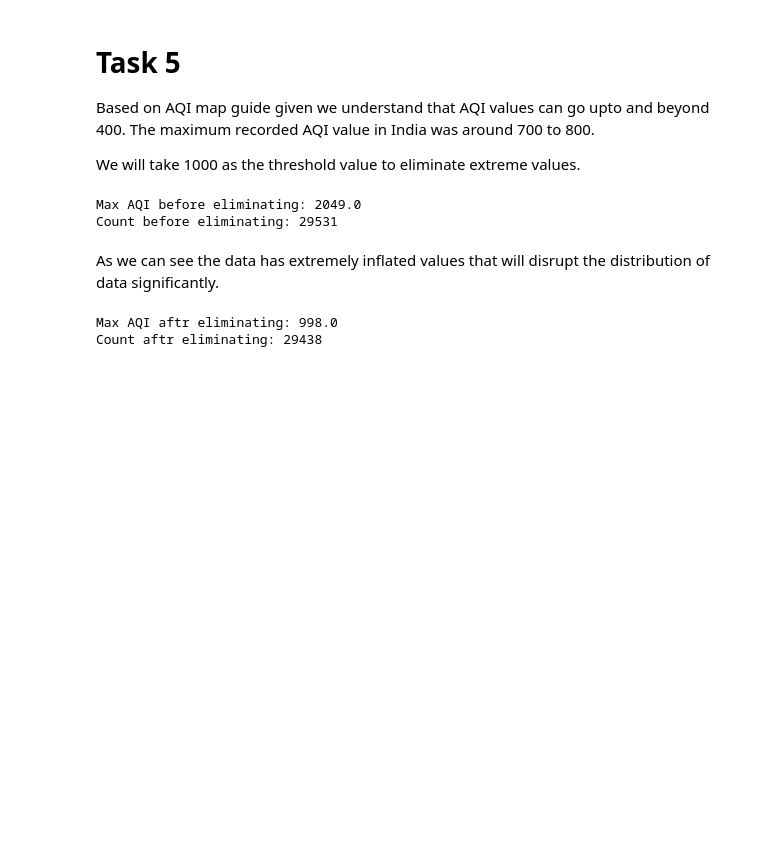
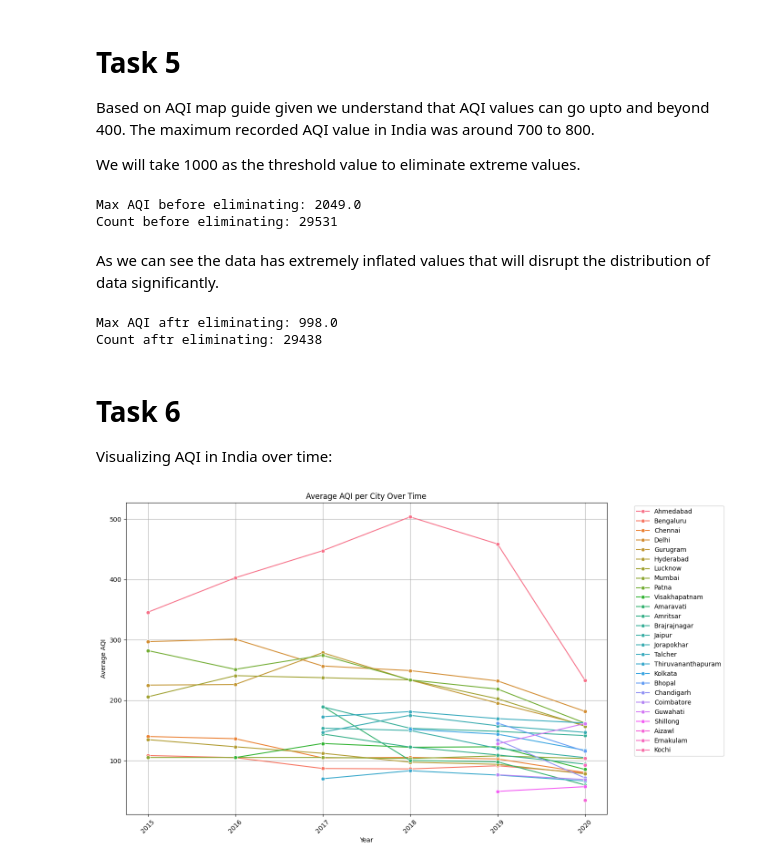
Before and after one commit to aadzy/ML-lab-2547201, a Jupyter notebook: City AQI and Crop Data.ipynb, the cells around one changed output. Drawn from its saved outputs; the diff is of its cells as text; code cells hidden in the pictures; blank space fills up the shorter version.

```diff
--- a/City AQI and Crop Data.ipynb
+++ b/City AQI and Crop Data.ipynb
@@ -360,3 +360,30 @@ print("Count aftr eliminating:", city_cleaned.shape[0])
 # %% [output]
 Max AQI aftr eliminating: 998.0
 Count aftr eliminating: 29438
+# %% [markdown]
+# Task 6
+
+Visualizing AQI in India over time:
+# %%
+import matplotlib.pyplot as plt
+import seaborn as sns
+
+# Extract the year from the 'Date' column
+city_cleaned['Year'] = city_cleaned['Date'].dt.year
+
+# Calculate the average AQI for each year and city
+city_yearly_avg_aqi = city_cleaned.groupby(['Year', 'City'])['AQI'].mean().reset_index()
+
+# Plot the line chart for each city
+plt.figure(figsize=(14, 8)) # Make figure larger to accommodate multiple lines
+sns.lineplot(x='Year', y='AQI', hue='City', data=city_yearly_avg_aqi, marker='o') # Add hue='City'
+plt.title('Average AQI per City Over Time') # Change title
+plt.xlabel('Year')
+plt.ylabel('Average AQI')
+plt.grid(True)
+plt.xticks(city_yearly_avg_aqi['Year'].unique(), rotation=45)
+plt.legend(bbox_to_anchor=(1.05, 1), loc='upper left') # Move legend outside
+plt.tight_layout()
+plt.show()
+# %% [output]
+[figure, added]
```
Also changed, not shown: parts of 1 cell of this notebook.
